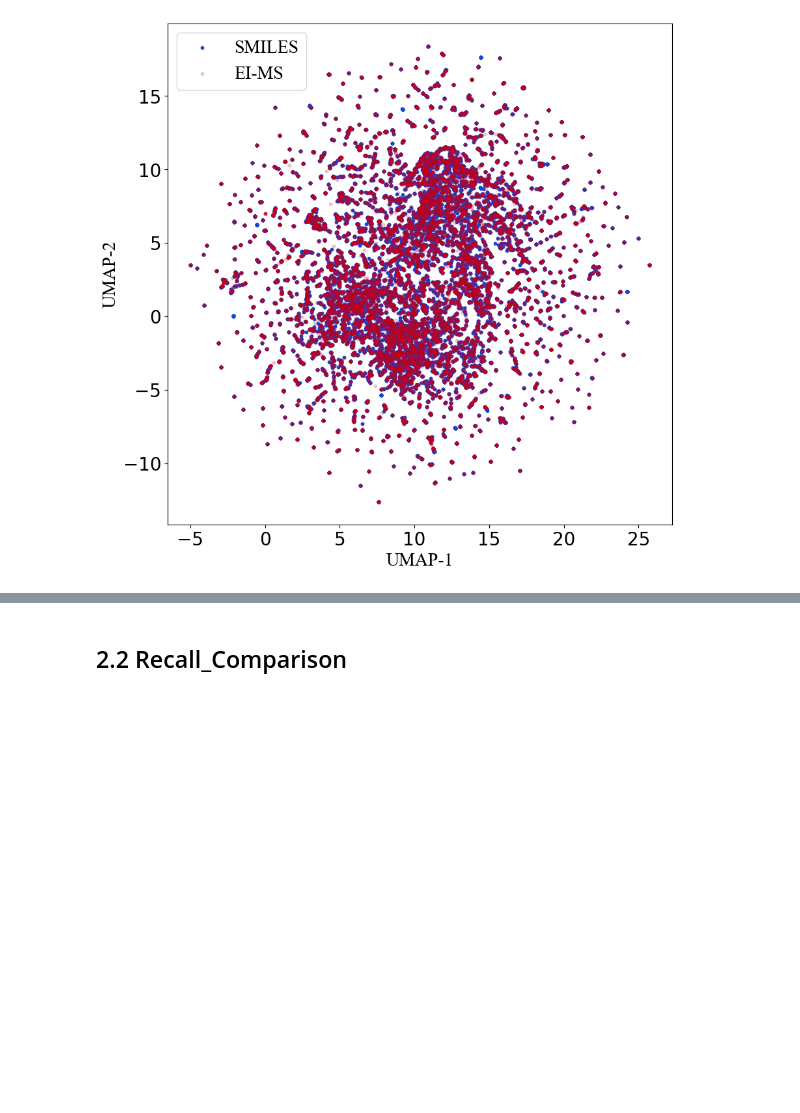
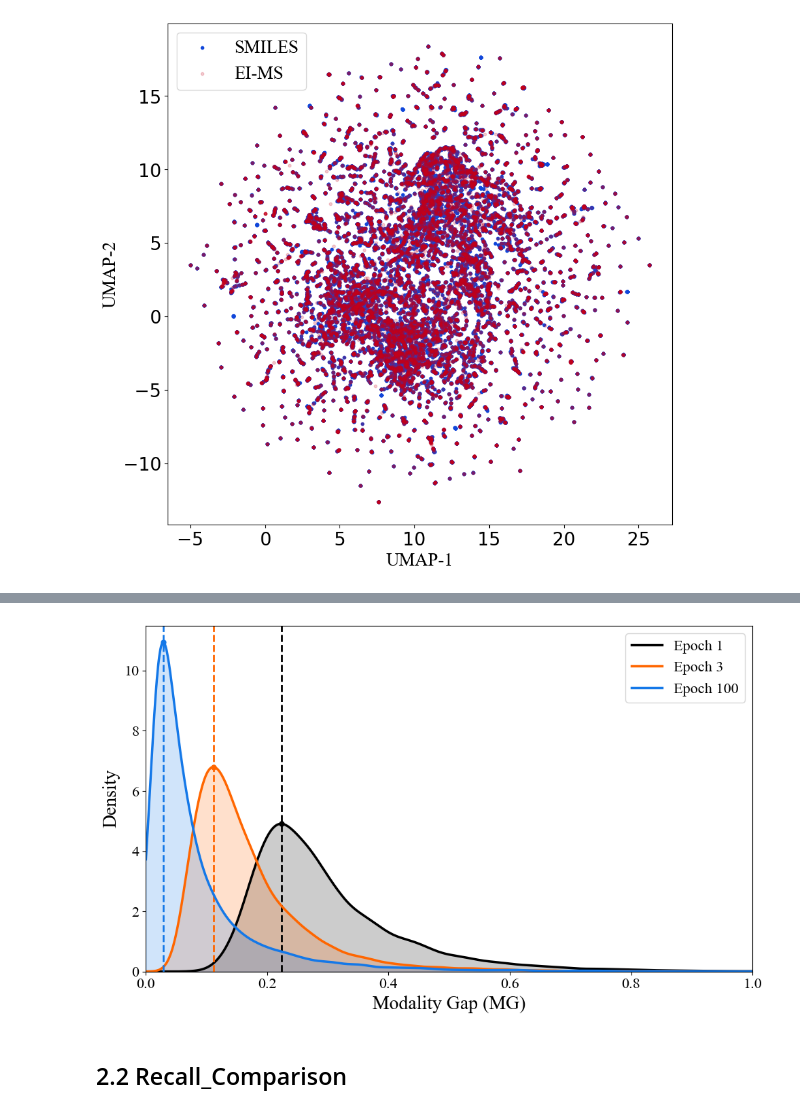
Before and after one commit to crxcsu/CSU-EI, a Jupyter notebook: analyzer/Interacting_with_CSUEI.ipynb, the cells around one changed output, grey strips where cells are left out. Saved outputs shown, nothing was run; the diff lists cells and outputs as text; code cells hidden in the pictures; blank space fills up the shorter version.

```diff
--- a/analyzer/Interacting_with_CSUEI.ipynb
+++ b/analyzer/Interacting_with_CSUEI.ipynb
@@ -497,3 +499,64 @@ plot_distance_curve("results/CSUEI_nist23_smil6_msl6_bs1024_DDP1_lr4.0e-04_smies
+# %%
+from scipy.stats import gaussian_kde
+import gc
+
+epochs = [1, 3, None]
+colors = ["black", "#ff6600", "#1478e8"]
+label_map = {1:"Epoch 1",3:"Epoch 3",None:"Epoch 100"}
+chunk_size = 4096
+
+plt.figure(figsize=(10, 6))
+for raw_epoch, color in zip(epochs, colors):
+    paired_sim = []
+    total = len(test_data[0])
+    for start in range(0, total, chunk_size):
+        end = min(start + chunk_size, total)
+        _, feat = get_data_and_features(
+            config_path,
+            (test_data[0][start:end], test_data[1][start:end]),
+            batch_size=256,
+            epoch=raw_epoch,
+        )
+        _, _, sim, _, _ = feat
+        paired_sim.append(np.diag(sim).astype(np.float32))
+        del feat, sim
+        gc.collect()
+        if torch.cuda.is_available():
+            torch.cuda.empty_cache()
+
+    mgap = 1.0 - np.concatenate(paired_sim)
+    mgap = mgap[np.isfinite(mgap)]
+    x = np.linspace(0, 1, 1000)
+    kde = gaussian_kde(mgap)
+    dens = kde(x)
+    idx_peak = np.argmax(dens)
+    mode_mg = x[idx_peak]
+    peak_density_val = dens[idx_peak]
+
+    plt.plot(x, dens, color=color, lw=2.5, label=label_map[raw_epoch])
+    plt.fill_between(x, dens, color=color, alpha=0.2)
+    plt.axvline(mode_mg, color=color, ls="--", lw=2)
+    plt.scatter(mode_mg, peak_density_val, color=color, s=25, zorder=5)
+
+plt.xlabel("Modality Gap (MG)", fontsize=20)
+plt.ylabel("Density", fontsize=20)
+plt.xlim((0, 1))
+plt.ylim(bottom=0)
+plt.xticks(fontsize=16)
+plt.yticks(fontsize=16)
+plt.legend(fontsize=16, loc="best")
+plt.tight_layout()
+
+if save_dir is not None:
+    os.makedirs(save_dir, exist_ok=True)
+    plt.savefig(
+        os.path.join(save_dir, "modality_gap_by_epoch.png"),
+        dpi=300,
+        bbox_inches="tight"
+    )
+plt.show()
+# %% [output]
+[figure, added]
 # %% [markdown]
 ## 2.2 Recall_Comparison
 # %%
```
Also changed, not shown: parts of 3 cells of this notebook, 1 other file.
